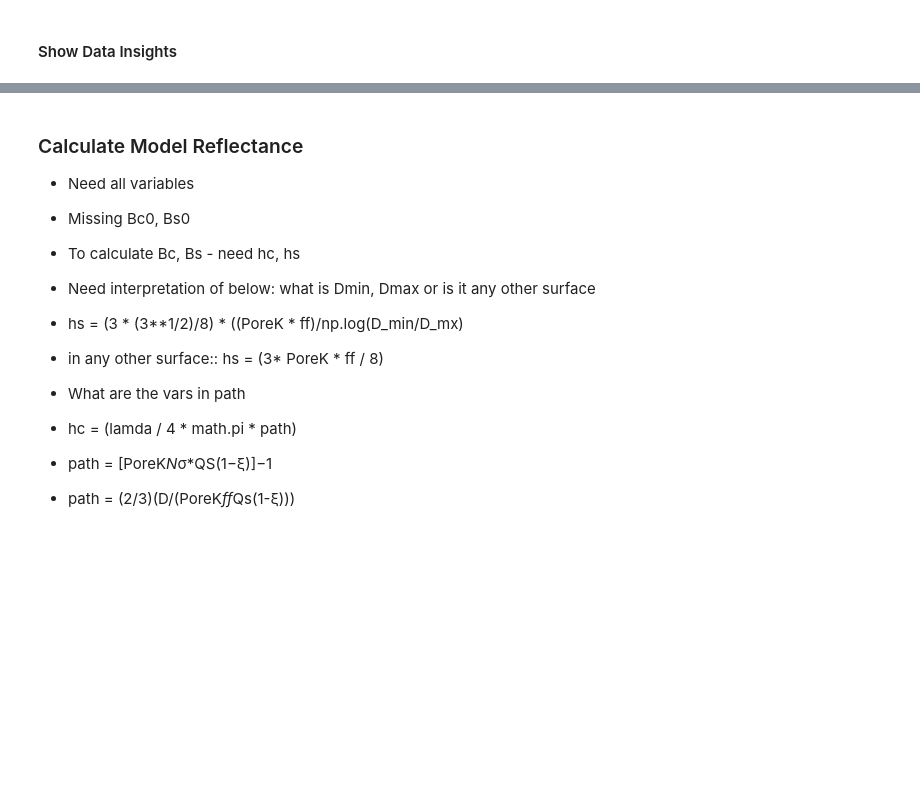
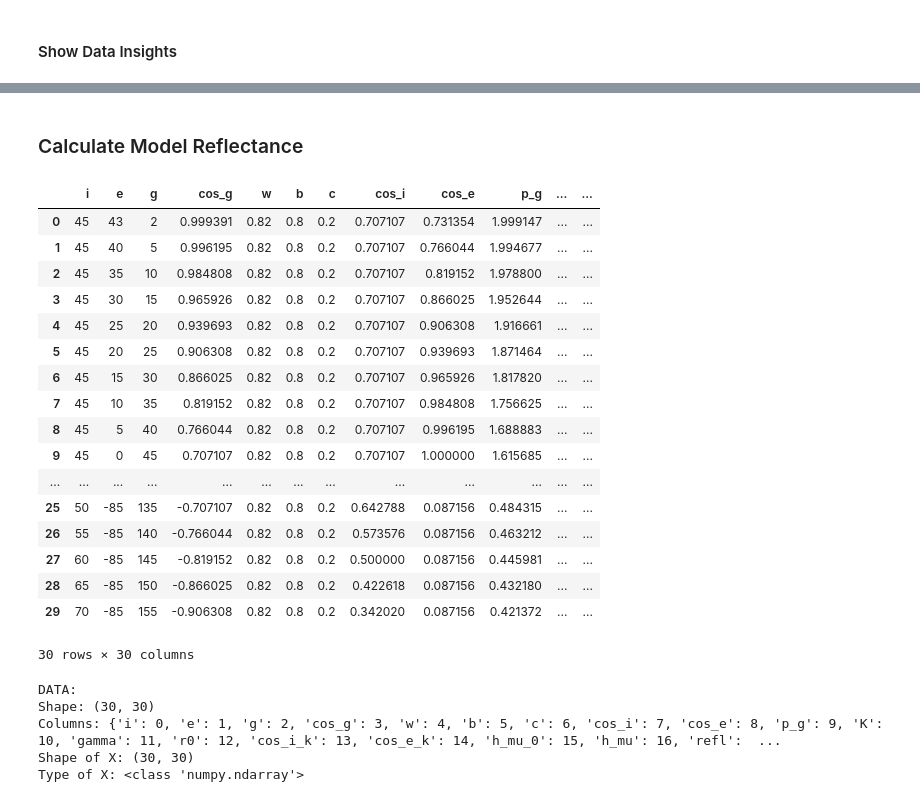
Before and after one commit to aishgamer/Hapke2, a Jupyter notebook: notebooks/Pyswarm-Pilot.ipynb, the cells around one changed output, grey strips where cells are left out. Cells and saved outputs as stored; diff of their text form; code cells hidden in the pictures; blank space fills up the shorter version.

```diff
--- a/notebooks/Pyswarm-Pilot.ipynb
+++ b/notebooks/Pyswarm-Pilot.ipynb
@@ -101,14 +103,57 @@ Data Quality
-# %% [markdown]
-### Calculate Model Reflectance
-
-- Need all variables
-- Missing Bc0, Bs0
-- To calculate Bc, Bs - need hc, hs
-- Need interpretation of below: what is Dmin, Dmax or is it any other surface
-- hs = (3 * (3**1/2)/8) * ((PoreK * ff)/np.log(D_min/D_mx)
-- in any other surface:: hs = (3* PoreK * ff / 8)
-
-- What are the vars in path
-- hc = (lamda / 4 * math.pi * path)
-- path = [PoreK*N*σ*QS(1−ξ)]−1
-- path = (2/3)(D/(PoreK*ff*Qs(1-ξ)))
+# %% [markdown]
+### Calculate Model Reflectance
+# %%
+df['i_rad'] = np.deg2rad(df.i)
+df['e_rad'] = np.deg2rad(df.e)
+df['g_rad'] = np.deg2rad(df.g)
+
+df['mu_i'] = np.cos(df.i_rad)
+df['mu_e'] = np.cos(df.e_rad)
+df['cosg'] = np.cos(df.g_rad)
+
+df['H_mu_i'] = (1 + 2*df.mu_i) / (1 - 2*df.mu_i)
+df['H_mu_e'] = (1 + 2*df.mu_e) / (1 - 2*df.mu_e)
+
+df['t2'] = df.mu_i / (df.mu_i + df.mu_e)
+df['t3'] = (df.H_mu_i * df.H_mu_e)-1
+# %%
+df
+# %% [output]
+|  | i | e | g | cos_g | w | b | c | cos_i | cos_e | p_g | ... | ... |
+| 0 | 45 | 43 | 2 | 0.999391 | 0.82 | 0.8 | 0.2 | 0.707107 | 0.731354 | 1.999147 | ... | ... |
+| 1 | 45 | 40 | 5 | 0.996195 | 0.82 | 0.8 | 0.2 | 0.707107 | 0.766044 | 1.994677 | ... | ... |
+| 2 | 45 | 35 | 10 | 0.984808 | 0.82 | 0.8 | 0.2 | 0.707107 | 0.819152 | 1.978800 | ... | ... |
+| 3 | 45 | 30 | 15 | 0.965926 | 0.82 | 0.8 | 0.2 | 0.707107 | 0.866025 | 1.952644 | ... | ... |
+| 4 | 45 | 25 | 20 | 0.939693 | 0.82 | 0.8 | 0.2 | 0.707107 | 0.906308 | 1.916661 | ... | ... |
+| 5 | 45 | 20 | 25 | 0.906308 | 0.82 | 0.8 | 0.2 | 0.707107 | 0.939693 | 1.871464 | ... | ... |
+| 6 | 45 | 15 | 30 | 0.866025 | 0.82 | 0.8 | 0.2 | 0.707107 | 0.965926 | 1.817820 | ... | ... |
+| 7 | 45 | 10 | 35 | 0.819152 | 0.82 | 0.8 | 0.2 | 0.707107 | 0.984808 | 1.756625 | ... | ... |
+| 8 | 45 | 5 | 40 | 0.766044 | 0.82 | 0.8 | 0.2 | 0.707107 | 0.996195 | 1.688883 | ... | ... |
+| 9 | 45 | 0 | 45 | 0.707107 | 0.82 | 0.8 | 0.2 | 0.707107 | 1.000000 | 1.615685 | ... | ... |
+| ... | ... | ... | ... | ... | ... | ... | ... | ... | ... | ... | ... | ... |
+| 25 | 50 | -85 | 135 | -0.707107 | 0.82 | 0.8 | 0.2 | 0.642788 | 0.087156 | 0.484315 | ... | ... |
+| 26 | 55 | -85 | 140 | -0.766044 | 0.82 | 0.8 | 0.2 | 0.573576 | 0.087156 | 0.463212 | ... | ... |
+| 27 | 60 | -85 | 145 | -0.819152 | 0.82 | 0.8 | 0.2 | 0.500000 | 0.087156 | 0.445981 | ... | ... |
+| 28 | 65 | -85 | 150 | -0.866025 | 0.82 | 0.8 | 0.2 | 0.422618 | 0.087156 | 0.432180 | ... | ... |
+| 29 | 70 | -85 | 155 | -0.906308 | 0.82 | 0.8 | 0.2 | 0.342020 | 0.087156 | 0.421372 | ... | ... |
+30 rows × 30 columns
+# %%
+print('DATA:')
+print('Shape:', df.shape)
+idx_cols = {}
+for i, c in enumerate(df.columns.to_list()):
+    idx_cols[c]=i
+print('Columns:',idx_cols)
+dsize = (df.shape[0],1)
+
+#Making Dataframe into array - use the idx_cols dictionary if you want to refer column names instead of index
+X = df.values
+
+print("Shape of X:", X.shape)
+print("Type of X:", type(X))
+# %% [output]
+DATA:
+Shape: (30, 30)
+Columns: {'i': 0, 'e': 1, 'g': 2, 'cos_g': 3, 'w': 4, 'b': 5, 'c': 6, 'cos_i': 7, 'cos_e': 8, 'p_g': 9, 'K': 10, 'gamma': 11, 'r0': 12, 'cos_i_k': 13, 'cos_e_k': 14, 'h_mu_0': 15, 'h_mu': 16, 'refl':  ...
+Shape of X: (30, 30)
+Type of X: <class 'numpy.ndarray'>
```
Also changed, not shown: parts of 6 cells of this notebook.
